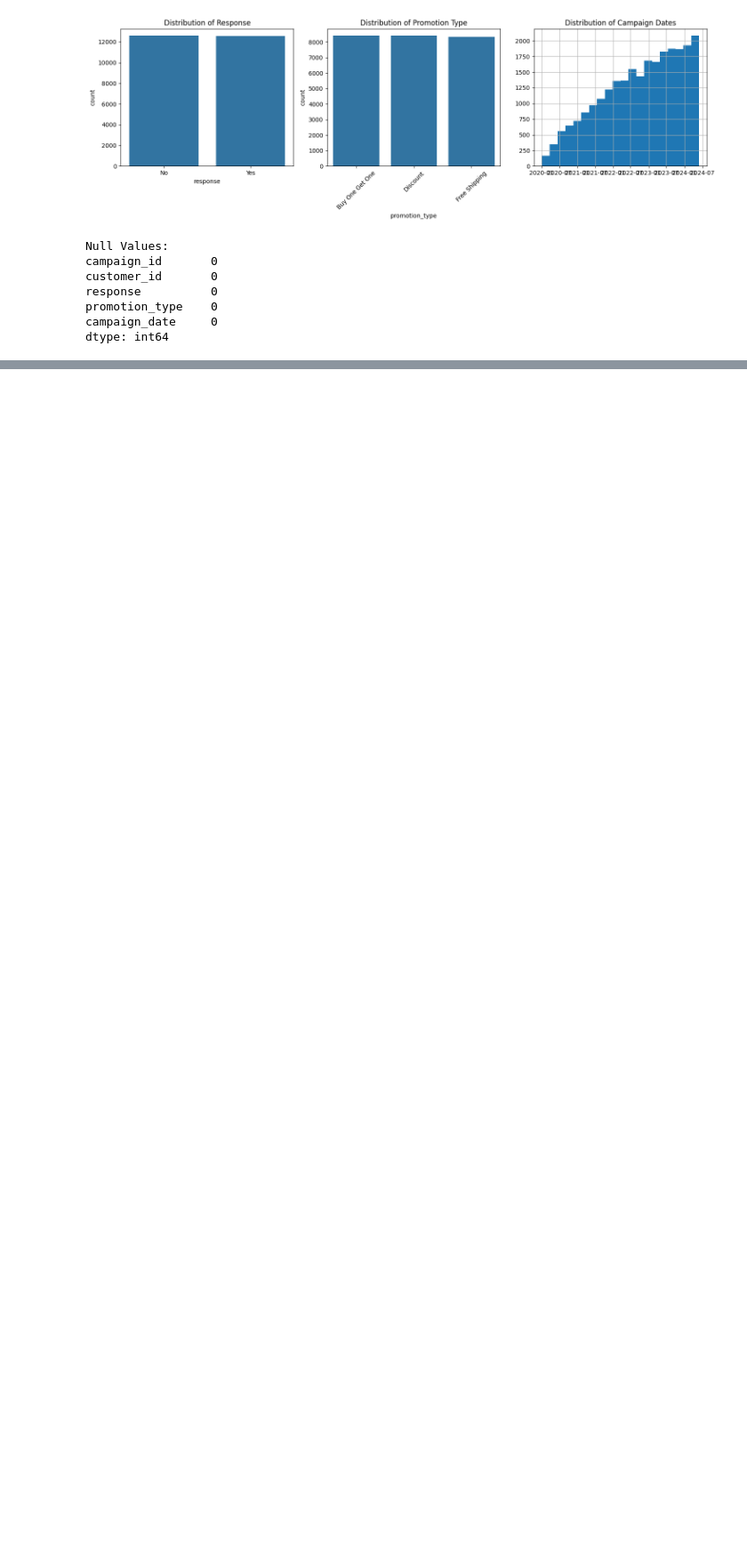
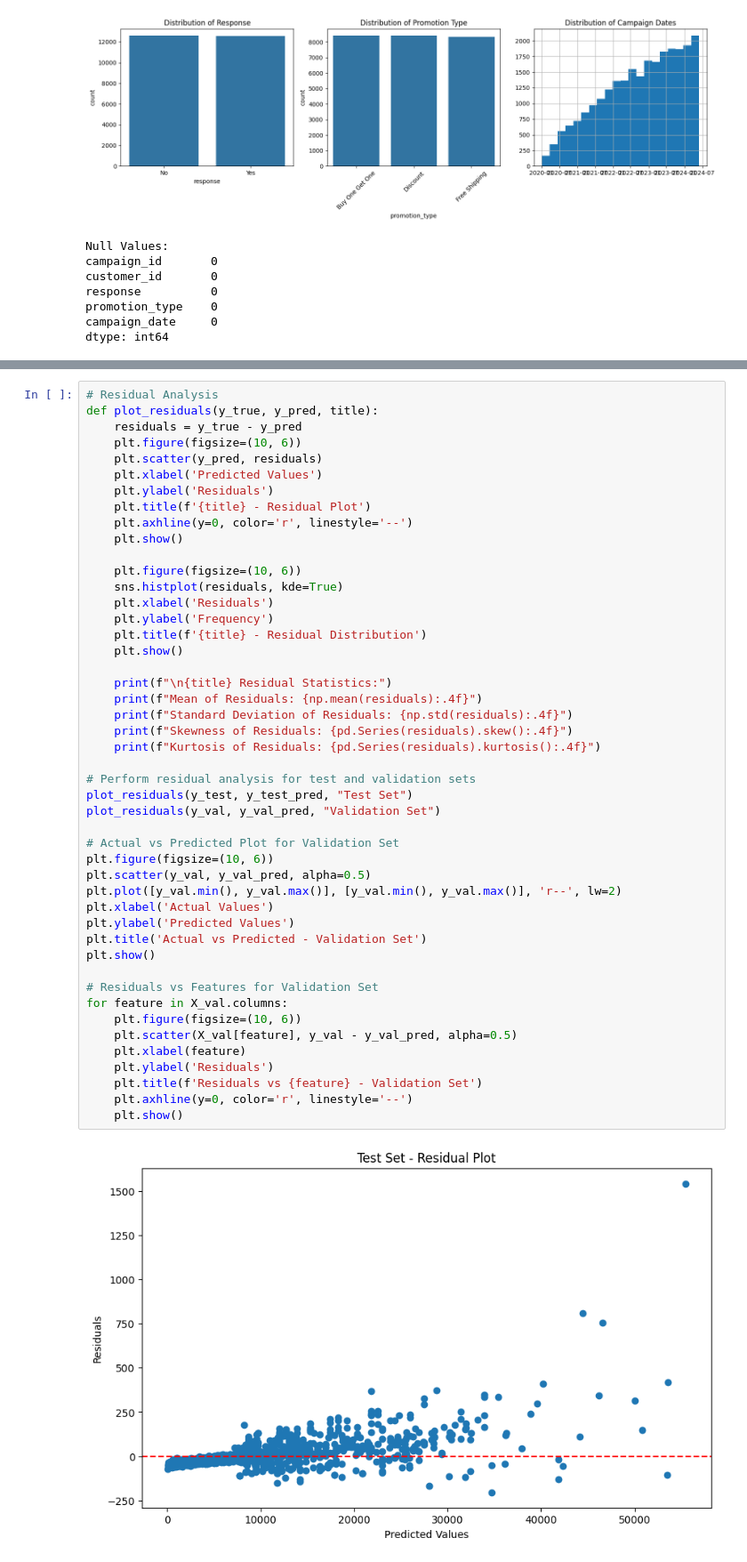
Before and after one commit to NumanESchulich/SchulichDataScience, a Jupyter notebook: Data Science I (MBAN 6110T)/Assignments/Assignment II/Assignment II.ipynb, the cells around one changed output, grey strips where cells are left out. Shown at 89% size. Drawn from its saved outputs; the diff is of its cells as text; blank space fills up the shorter version.

```diff
--- a/Data Science I (MBAN 6110T)/Assignments/Assignment II/Assignment II.ipynb
+++ b/Data Science I (MBAN 6110T)/Assignments/Assignment II/Assignment II.ipynb
@@ -338,0 +789,49 @@ C:\Users\Numan\Desktop\Cleaned_Transactions.csv
+# %%
+# Residual Analysis
+def plot_residuals(y_true, y_pred, title):
+    residuals = y_true - y_pred
+    plt.figure(figsize=(10, 6))
+    plt.scatter(y_pred, residuals)
+    plt.xlabel('Predicted Values')
+    plt.ylabel('Residuals')
+    plt.title(f'{title} - Residual Plot')
+    plt.axhline(y=0, color='r', linestyle='--')
+    plt.show()
+
+    plt.figure(figsize=(10, 6))
+    sns.histplot(residuals, kde=True)
+    plt.xlabel('Residuals')
+    plt.ylabel('Frequency')
+    plt.title(f'{title} - Residual Distribution')
+    plt.show()
+
+    print(f"\n{title} Residual Statistics:")
+    print(f"Mean of Residuals: {np.mean(residuals):.4f}")
+    print(f"Standard Deviation of Residuals: {np.std(residuals):.4f}")
+    print(f"Skewness of Residuals: {pd.Series(residuals).skew():.4f}")
+    print(f"Kurtosis of Residuals: {pd.Series(residuals).kurtosis():.4f}")
+
+# Perform residual analysis for test and validation sets
+plot_residuals(y_test, y_test_pred, "Test Set")
+plot_residuals(y_val, y_val_pred, "Validation Set")
+
+# Actual vs Predicted Plot for Validation Set
+plt.figure(figsize=(10, 6))
+plt.scatter(y_val, y_val_pred, alpha=0.5)
+plt.plot([y_val.min(), y_val.max()], [y_val.min(), y_val.max()], 'r--', lw=2)
+plt.xlabel('Actual Values')
+plt.ylabel('Predicted Values')
+plt.title('Actual vs Predicted - Validation Set')
+plt.show()
+
+# Residuals vs Features for Validation Set
+for feature in X_val.columns:
+    plt.figure(figsize=(10, 6))
+    plt.scatter(X_val[feature], y_val - y_val_pred, alpha=0.5)
+    plt.xlabel(feature)
+    plt.ylabel('Residuals')
+    plt.title(f'Residuals vs {feature} - Validation Set')
+    plt.axhline(y=0, color='r', linestyle='--')
+    plt.show()
+# %% [output]
+[figure, added]
```
Also changed, not shown: parts of 13 cells of this notebook.
